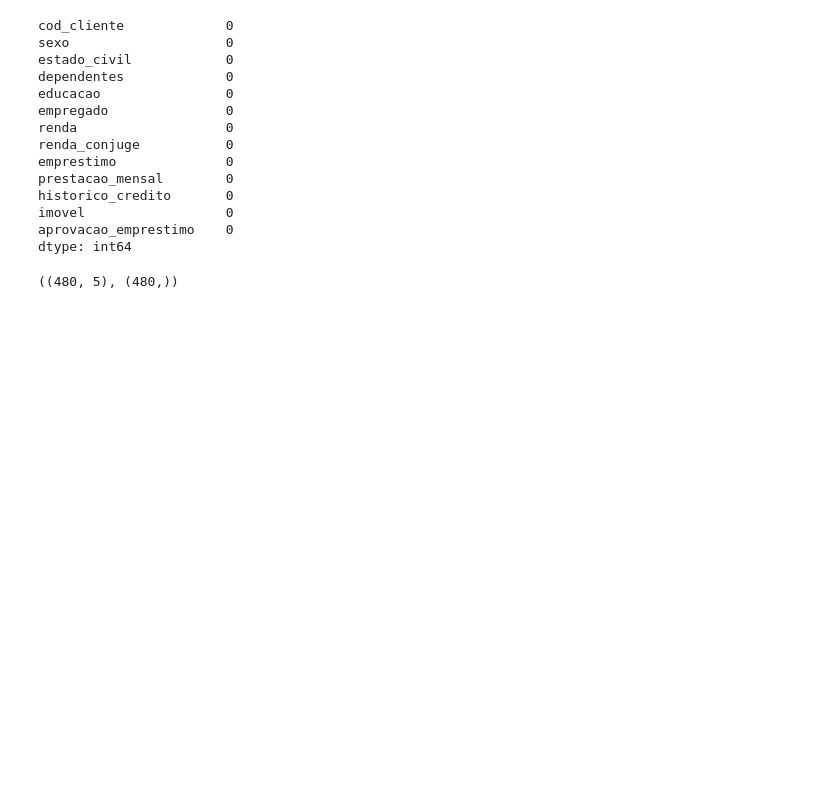
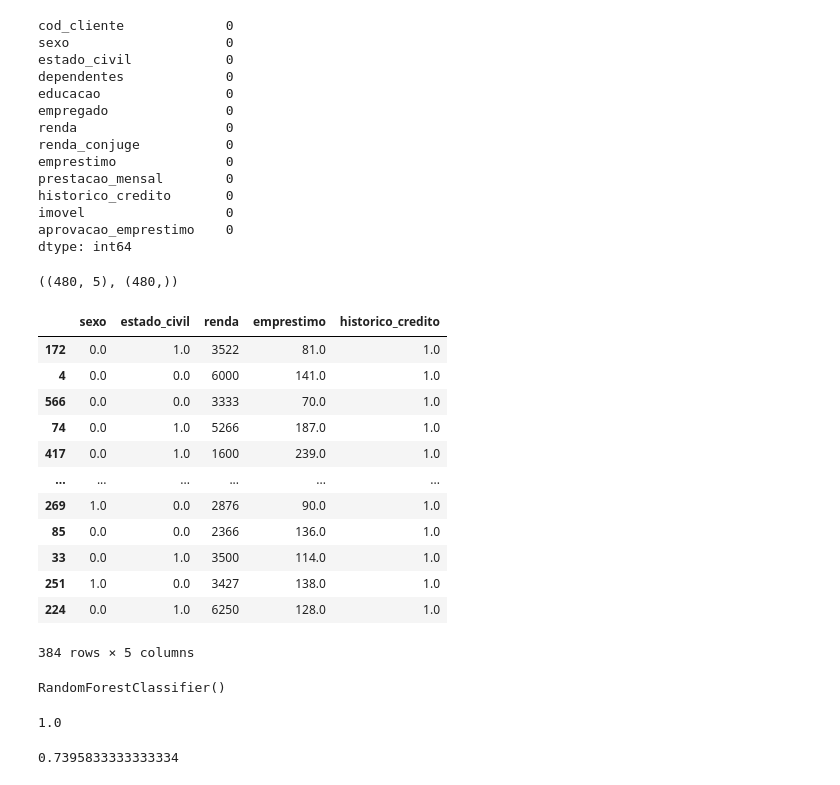
Before and after one commit to elitonoliveira/ML-Provisioning-loan, a Jupyter notebook: final.ipynb, the cells around one changed output. Drawn from its saved outputs; the diff is of its cells as text; code cells hidden in the pictures; blank space fills up the shorter version.

```diff
--- a/final.ipynb
+++ b/final.ipynb
@@ -241,3 +241,19 @@ from sklearn.model_selection import train_test_split
 # %%
 # Realizando Amostragem dosa Dados
 x_train, x_teste, y_train, y_teste = train_test_split(X,y, test_size = 0.2, random_state = 7)
+# %%
+x_train
+# %% [output]
+|  | sexo | estado_civil | renda | emprestimo | historico_credito |
+| 172 | 0.0 | 1.0 | 3522 | 81.0 | 1.0 |
+| 4 | 0.0 | 0.0 | 6000 | 141.0 | 1.0 |
+| 566 | 0.0 | 0.0 | 3333 | 70.0 | 1.0 |
+| 74 | 0.0 | 1.0 | 5266 | 187.0 | 1.0 |
+| 417 | 0.0 | 1.0 | 1600 | 239.0 | 1.0 |
+| ... | ... | ... | ... | ... | ... |
+| 269 | 1.0 | 0.0 | 2876 | 90.0 | 1.0 |
+| 85 | 0.0 | 0.0 | 2366 | 136.0 | 1.0 |
+| 33 | 0.0 | 1.0 | 3500 | 114.0 | 1.0 |
+| 251 | 1.0 | 0.0 | 3427 | 138.0 | 1.0 |
+| 224 | 0.0 | 1.0 | 6250 | 128.0 | 1.0 |
+384 rows × 5 columns
@@ -243,0 +265,6 @@ x_train, x_teste, y_train, y_teste = train_test_split(X,y, test_size = 0.2, rand
+# %%
+# Criando a Máquina Preditiva com o Random Forest
+maquina = RandomForestClassifier()
+maquina.fit(x_train, y_train)
+# %% [output]
+RandomForestClassifier()
@@ -243,0 +274,12 @@ x_train, x_teste, y_train, y_teste = train_test_split(X,y, test_size = 0.2, rand
+# %%
+#Avaliando a Acurácia da Máquina Preditiva Baseline com os dados de Treino
+pred_maquina_treino = maquina.predict(x_train)
+accuracy_score(y_train,pred_maquina_treino)
+# %% [output]
+1.0
+# %%
+#Avaliando a Acurácia da Máquina Preditiva Baseline com dados de Teste
+pred_maquina = maquina.predict(x_teste)
+accuracy_score(y_teste,pred_maquina)
+# %% [output]
+0.7395833333333334
```
Also changed, not shown: parts of 17 cells of this notebook.
